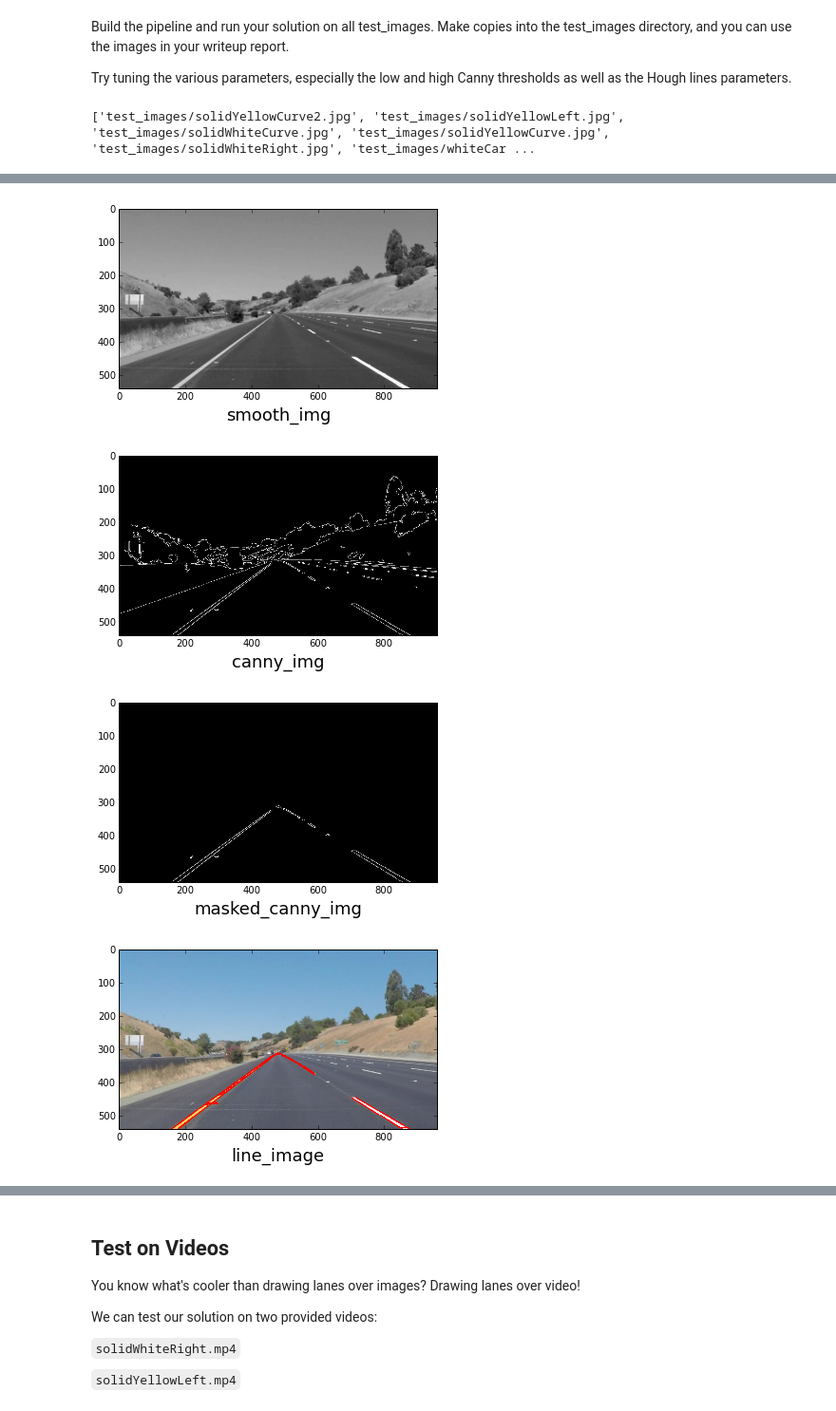
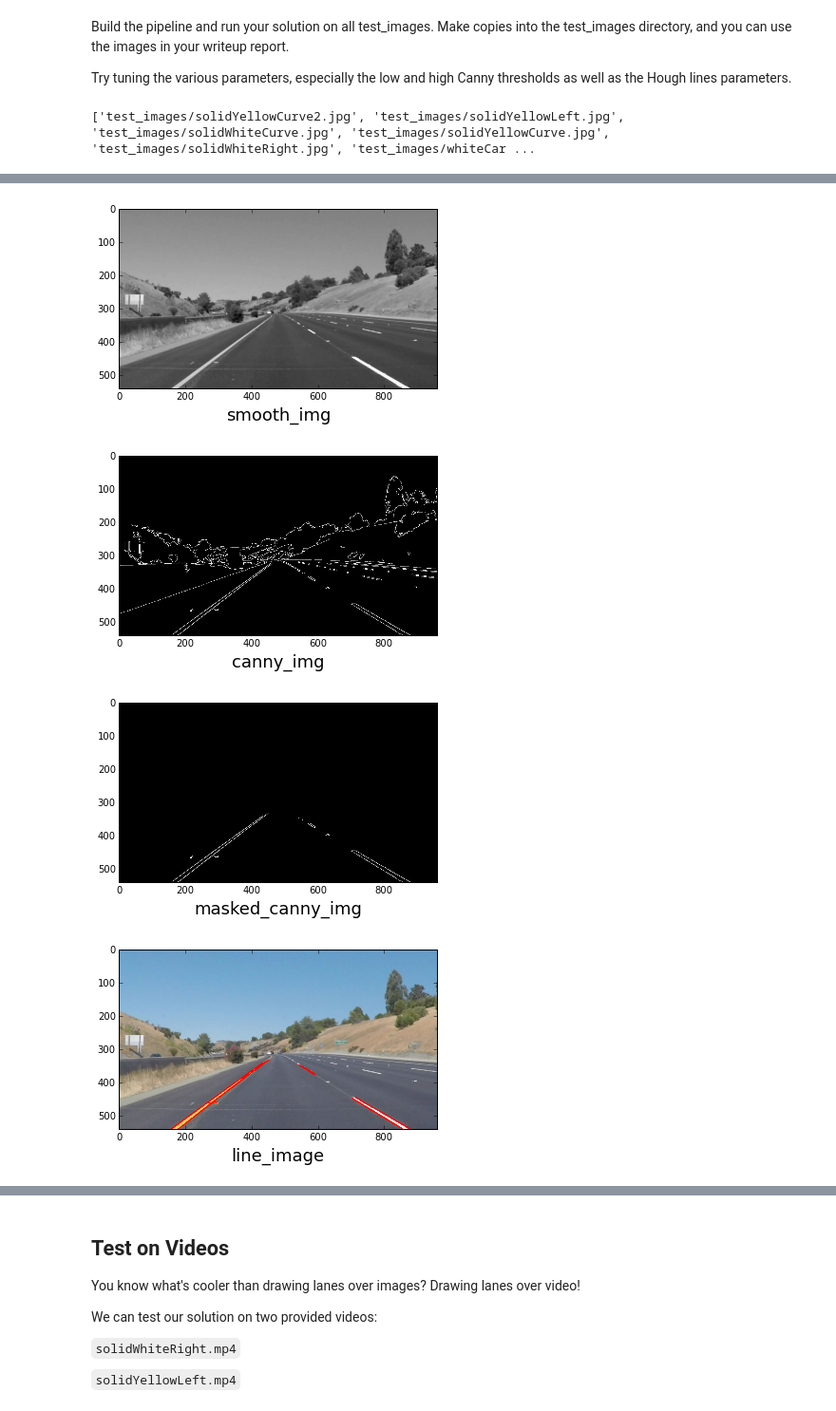
Before and after one commit to lochappy/CarND-LaneLines-P1, a Jupyter notebook: P1.ipynb, the cells around one changed output, grey strips where cells are left out. Shown at 95% size. Drawn from its saved outputs; the diff is of its cells as text; code cells hidden in the pictures.

```diff
--- a/P1.ipynb
+++ b/P1.ipynb
@@ -124,7 +124,7 @@ def region_of_interest(img, vertices):
     return masked_image
 
 
-def draw_lines(img, lines, color=[255, 0, 0], thickness=2):
+def draw_lines(img, lines, color=[255, 0, 0], thickness=2, filterFunc=None):
     """
     NOTE: this is the function you might want to use as a starting point once you want to
     average/extrapolate the line segments you detect to map out the full
@@ -141,7 +141,12 @@ def draw_lines(img, lines, color=[255, 0, 0], thickness=2):
     If you want to make the lines semi-transparent, think about combining
     this function with the weighted_img() function below
     """
-    for line in lines:
+    if filterFunc:
+        _lines = filterFunc(img,lines)
+    else:
+        _lines = lines
+
+    for line in _lines:
         for x1,y1,x2,y2 in line:
             cv2.line(img, (x1, y1), (x2, y2), color, thickness)
 
@@ -237,8 +242,8 @@ def detect_lane_lines_pipeline(img,visualization=False):
 
     #-4th step:Mask the ROI
     vertices = np.array([[(0,imgH),
-                (round(imgW/2),round(imgH/2 + 40)),
-                (round(imgW/2),round(imgH/2 + 40)),
+                (round(imgW/2),round(imgH/2 + 50)),
+                (round(imgW/2),round(imgH/2 + 50)),
                 (imgW,imgH)
                ]],dtype = np.int32)
     masked_canny_img = region_of_interest(canny_img,vertices)
@@ -249,33 +254,33 @@ def detect_lane_lines_pipeline(img,visualization=False):
     # Define the Hough transform parameters
     rho = 2 # distance resolution in pixels of the Hough grid
     theta = np.pi/180 # angular resolution in radians of the Hough grid
-    threshold = 5     # minimum number of votes (intersections in Hough grid cell)
+    threshold = 15     # minimum number of votes (intersections in Hough grid cell)
     min_line_len = 20 #minimum number of pixels making up a line
     max_line_gap = 20    # maximum gap in pixels between connectable line segments
     lines = cv2.HoughLinesP(masked_canny_img, rho, theta, threshold, np.array([]), minLineLength=min_line_len, maxLineGap=max_line_gap)
 
     if visualization:
         #visualize the found lines
         line_img = np.copy(img)
         draw_lines(line_img, lines)
         imshow(line_img,'line_image')
 
     return lines
 
 #get all the available path images in test_images folder
 listOfTestImages = [ "test_images/" + file for file in os.listdir("test_images/") if file.split('.')[-1] == 'jpg']
 print listOfTestImages
 
 #load data
 imgPath = listOfTestImages[0]
 img = mpimg.imread(imgPath)
 
 line_segments = detect_lane_lines_pipeline(img, True)
 # %% [output]
 ['test_images/solidYellowCurve2.jpg', 'test_images/solidYellowLeft.jpg', 'test_images/solidWhiteCurve.jpg', 'test_images/solidYellowCurve.jpg', 'test_images/solidWhiteRight.jpg', 'test_images/whiteCar ...
 [figure]
 [figure]
 [figure]
 [figure]
-[figure, old version]
+[figure, new version]
-[figure, old version]
+[figure, new version]
```
Also changed, not shown: parts of 7 cells of this notebook.
